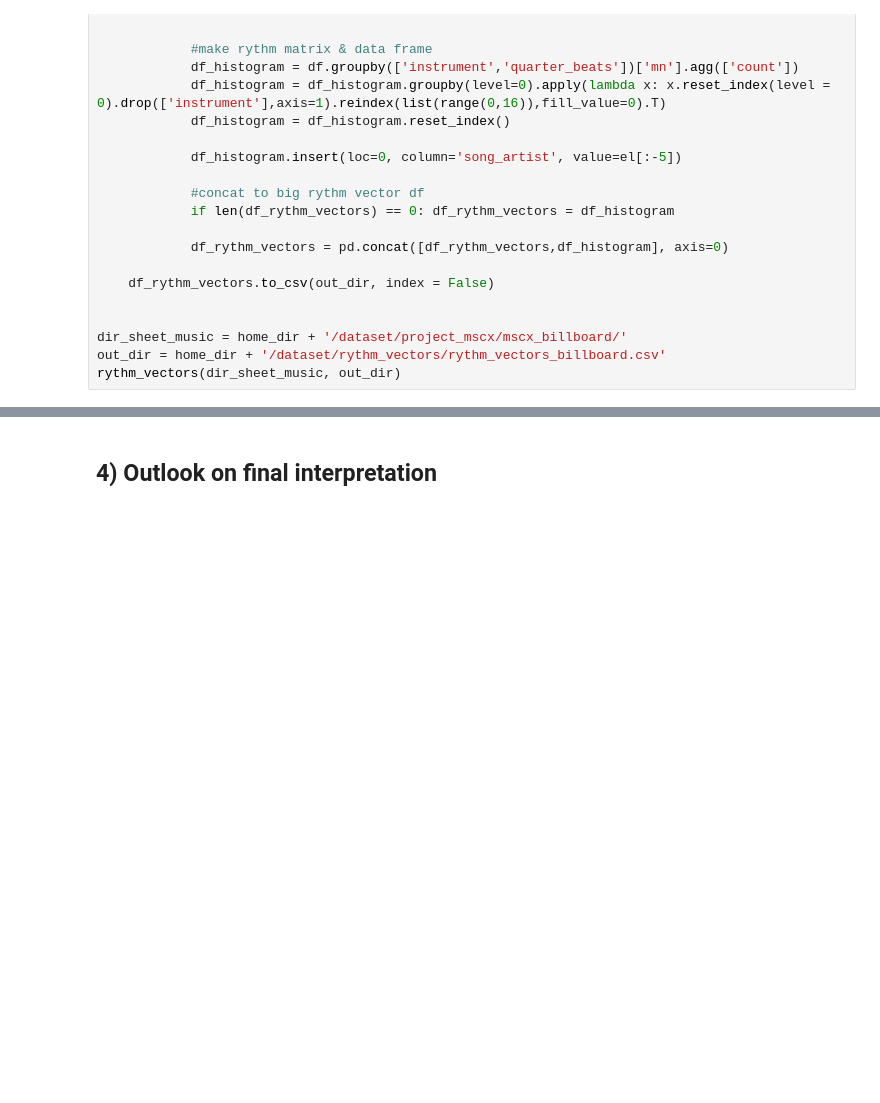
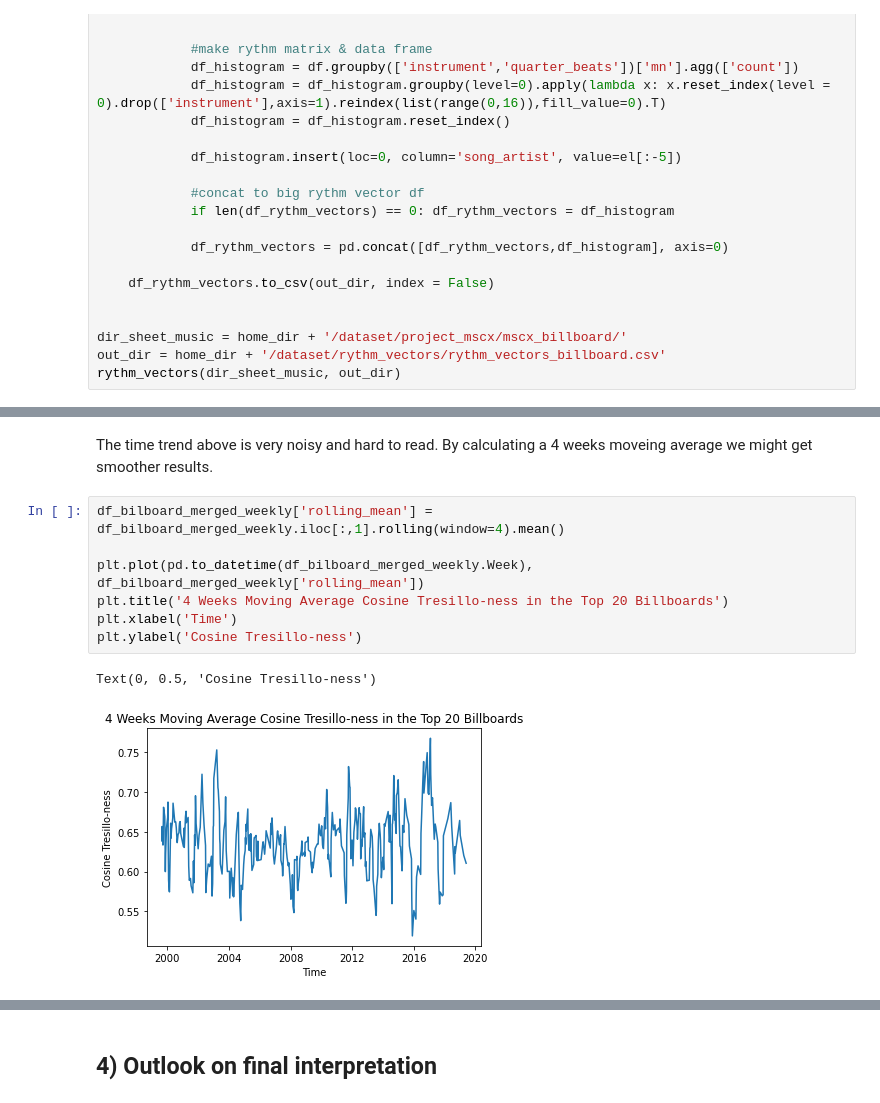
Before and after one commit to pushkarjajoria/Tresillo, a Jupyter notebook: src/milestone_3_sugessted_structure.ipynb, the cells around one changed output, grey strips where cells are left out. Drawn from its saved outputs; the diff is of its cells as text; blank space fills up the shorter version.

```diff
--- a/src/milestone_3_sugessted_structure.ipynb
+++ b/src/milestone_3_sugessted_structure.ipynb
@@ -261 +427,13 @@ rythm_vectors(dir_sheet_music, out_dir)
+# %% [markdown]
+The time trend above is very noisy and hard to read. By calculating a 4 weeks moveing average we might get smoother results.
+# %%
+df_bilboard_merged_weekly['rolling_mean'] = df_bilboard_merged_weekly.iloc[:,1].rolling(window=4).mean()
+
+plt.plot(pd.to_datetime(df_bilboard_merged_weekly.Week), df_bilboard_merged_weekly['rolling_mean'])
+plt.title('4 Weeks Moving Average Cosine Tresillo-ness in the Top 20 Billboards')
+plt.xlabel('Time')
+plt.ylabel('Cosine Tresillo-ness')
+# %% [output]
+Text(0, 0.5, 'Cosine Tresillo-ness')
+[figure, added]
 # %% [markdown]
```
Also changed, not shown: parts of 23 cells of this notebook.
